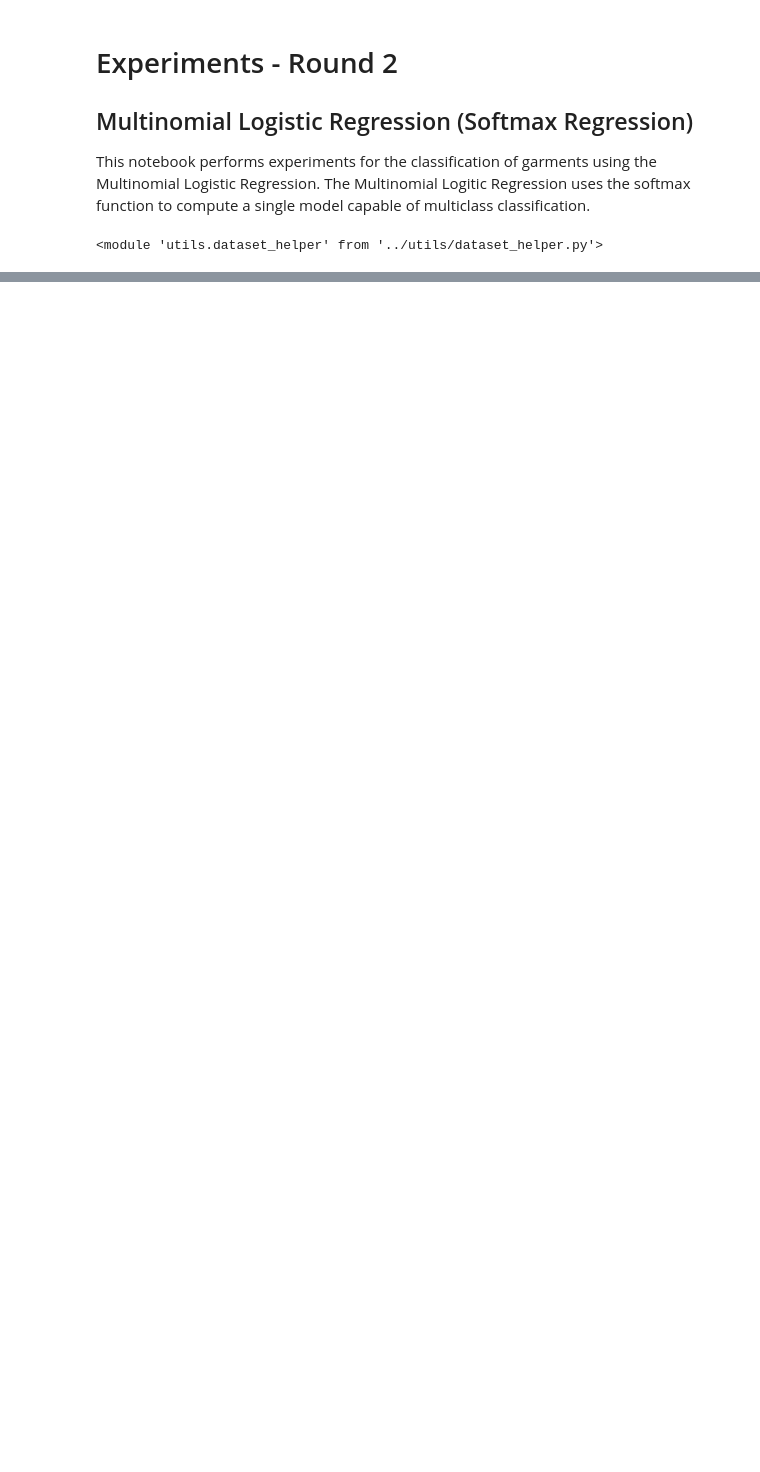
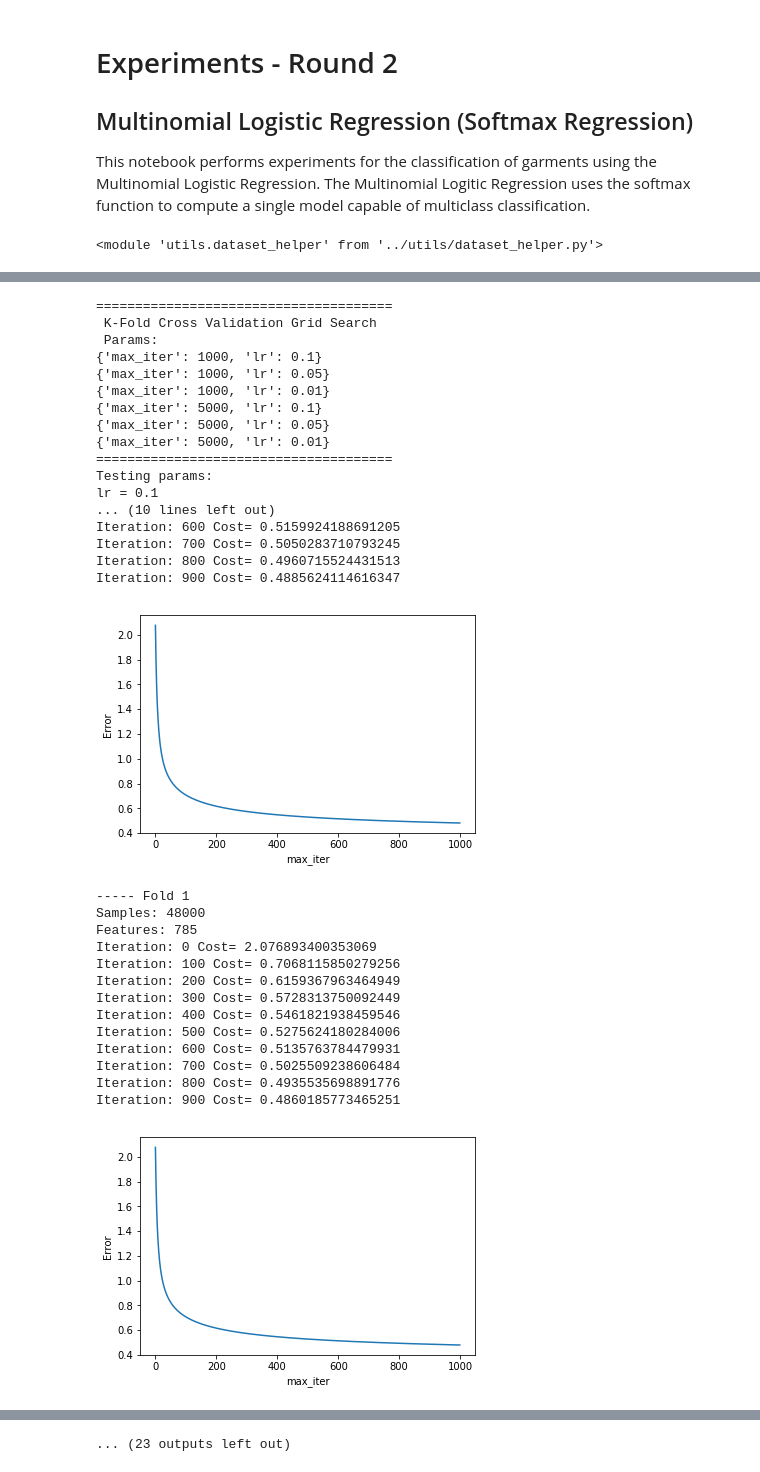
Before and after one commit to azaelmsousa/LogisticRegression-ANN, a Jupyter notebook: notebooks/Experiments - Round 2.ipynb, the cells around one changed output, grey strips where cells are left out. Cells and saved outputs as stored; diff of their text form; code cells hidden in the pictures; blank space fills up the shorter version.

Commit message:
Updating Experiments, adding Cross Validation and Uploading dependencies and Elaborating the experiments script

```diff
--- a/notebooks/Experiments - Round 2.ipynb
+++ b/notebooks/Experiments - Round 2.ipynb
@@ -20,9 +19,0 @@ normalization_comparison = []
-# %%
-X_train, y_train, _, _  = dataset_helper.load_fasion_mnist(scaling='default')
-normalization_comparison.append(stats.describe(X_train[0]))
-# %%
-X_train, y_train, _, _  = dataset_helper.load_fasion_mnist(scaling='mean_std')
-normalization_comparison.append(stats.describe(X_train[0]))
-# %%
-X_train, y_train, _, _  = dataset_helper.load_fasion_mnist(scaling='min_max')
-normalization_comparison.append(stats.describe(X_train[0]))
@@ -37,3 +19,0 @@ df
-# %%
-X, y, _, _  = dataset_helper.load_fasion_mnist()
-X_train, X_val, y_train, y_val = train_test_split(X, y, test_size=0.2, random_state=1)
@@ -261,0 +20,53 @@ Iteration: 811 Cost= 0.4930667725238114
+# %%
+X, y, _, _  = dataset_helper.load_fasion_mnist(scaling='default')
+
+#X_train, X_val, y_train, y_val = train_test_split(X, y, test_size=0.2, random_state=1)
+
+params=[{'lr':0.1,'max_iter':1000},
+        {'lr':0.05,'max_iter':1000},
+        {'lr':0.01,'max_iter':1000},
+        {'lr':0.1,'max_iter':5000},
+        {'lr':0.05,'max_iter':5000},
+        {'lr':0.01,'max_iter':5000}]
+
+nfolds = 5
+classifier = 'softmax'
+
+score = crossValidation(X,y,nfolds,params,classifier)
+
+print(score)
+df_score = pd.DataFrame(score)
+df_score
+# %% [output]
+======================================
+ K-Fold Cross Validation Grid Search
+ Params:
+{'max_iter': 1000, 'lr': 0.1}
+{'max_iter': 1000, 'lr': 0.05}
+{'max_iter': 1000, 'lr': 0.01}
+{'max_iter': 5000, 'lr': 0.1}
+{'max_iter': 5000, 'lr': 0.05}
+{'max_iter': 5000, 'lr': 0.01}
+======================================
+Testing params:
+lr = 0.1
+... (10 lines left out)
+Iteration: 600 Cost= 0.5159924188691205
+Iteration: 700 Cost= 0.5050283710793245
+Iteration: 800 Cost= 0.4960715524431513
+Iteration: 900 Cost= 0.4885624114616347
+[figure, added]
+----- Fold 1
+Samples: 48000
+Features: 785
+Iteration: 0 Cost= 2.076893400353069
+Iteration: 100 Cost= 0.7068115850279256
+Iteration: 200 Cost= 0.6159367963464949
+Iteration: 300 Cost= 0.5728313750092449
+Iteration: 400 Cost= 0.5461821938459546
+Iteration: 500 Cost= 0.5275624180284006
+Iteration: 600 Cost= 0.5135763784479931
+Iteration: 700 Cost= 0.5025509238606484
+Iteration: 800 Cost= 0.4935535698891776
+Iteration: 900 Cost= 0.4860185773465251
+[figure, added]
@@ -261,0 +132 @@ Iteration: 811 Cost= 0.4930667725238114
+... (23 outputs left out)
```
Also changed, not shown: parts of 25 cells of this notebook, 2 other files.
